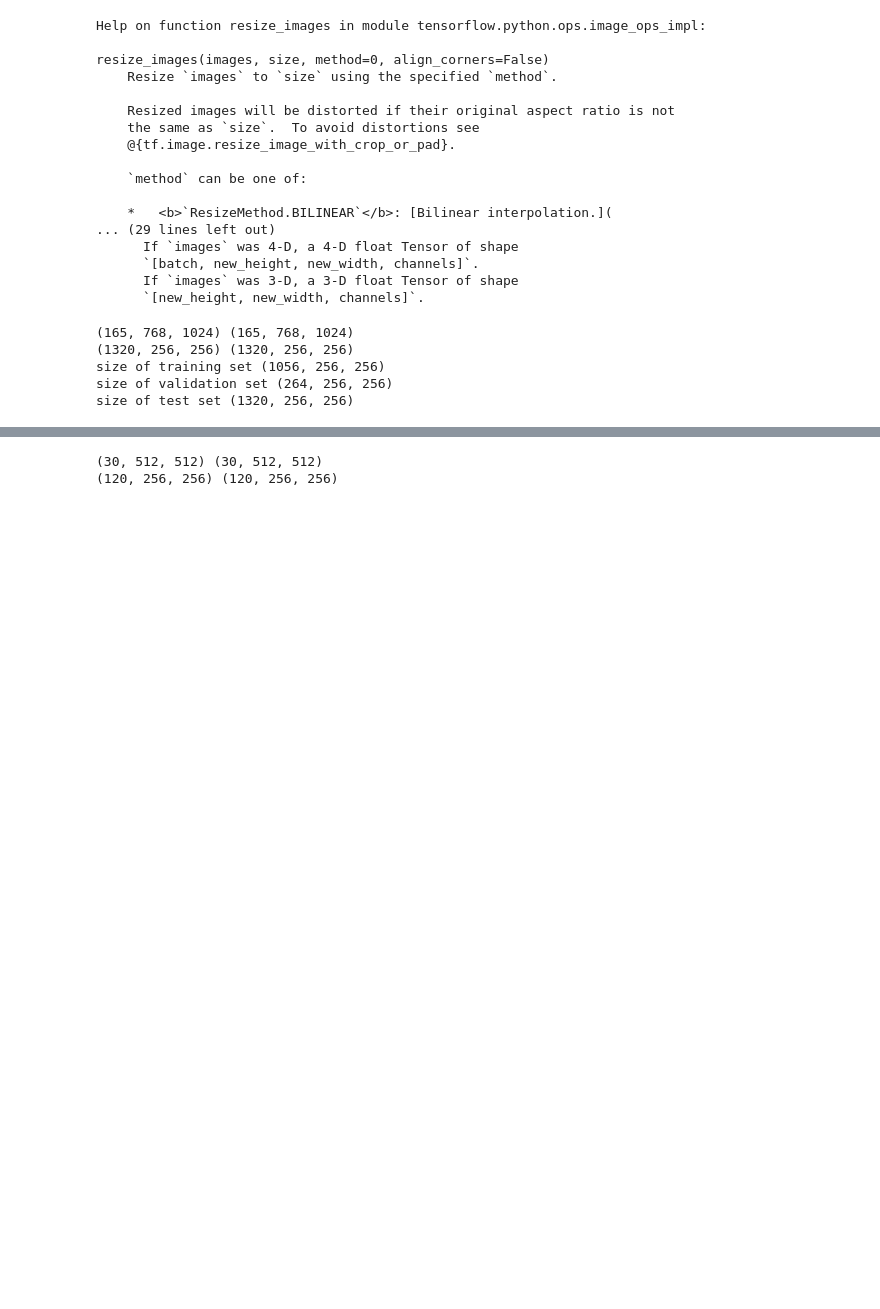
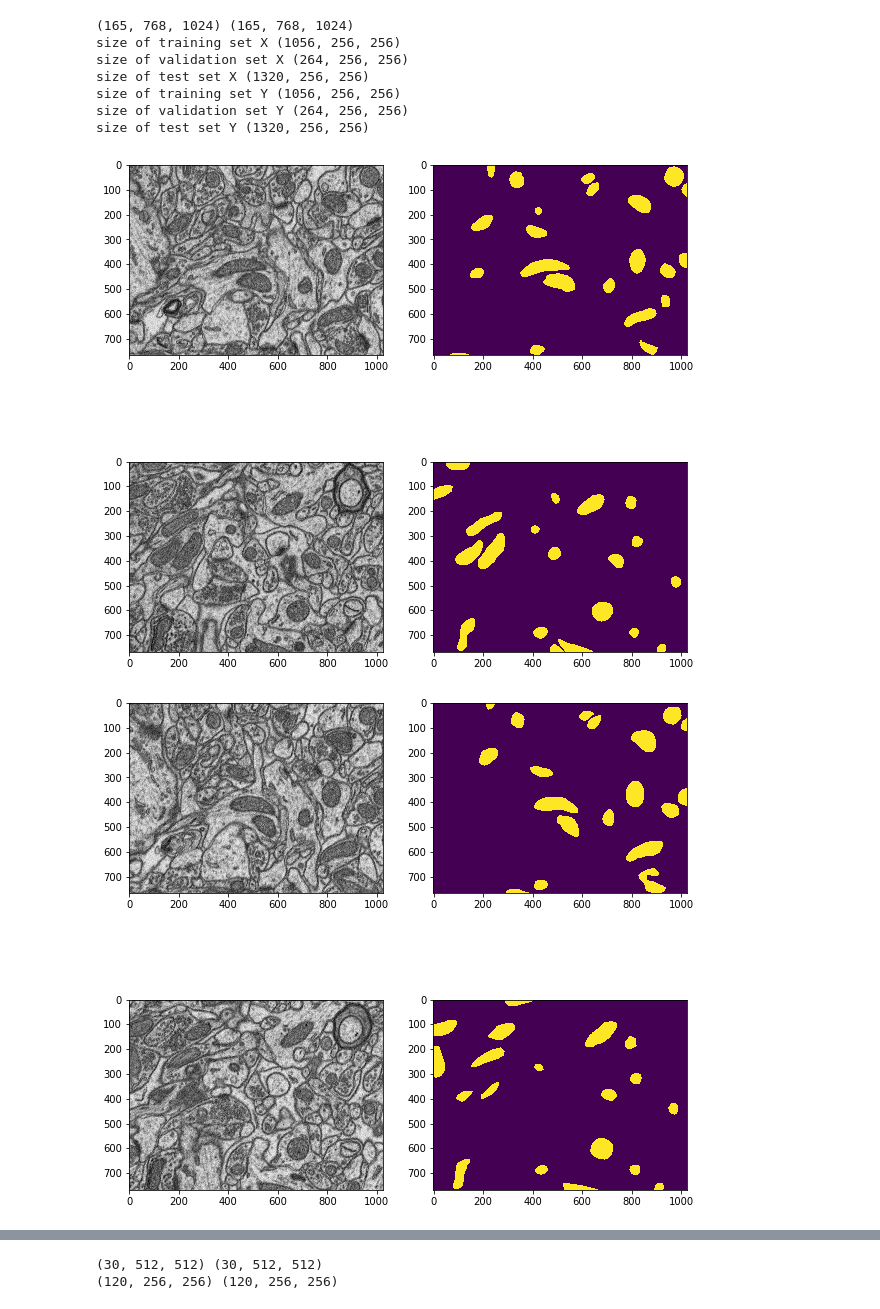
Before and after one commit to riveSunder/journal-clubbed, a Jupyter notebook: atrousConvolutions/convertData.ipynb, the cells around one changed output, grey strips where cells are left out. Drawn from its saved outputs; the diff is of its cells as text; code cells hidden in the pictures; blank space fills up the shorter version.

```diff
--- a/atrousConvolutions/convertData.ipynb
+++ b/atrousConvolutions/convertData.ipynb
@@ -23,26 +24,6 @@ def getData(myDir,myCurDir):
         else:
             myData = np.append(myData,np.reshape(myTempImg, (1,myDimX, myDimY)),axis=0)
     return myData
-# %%
-help(tf.image.resize_images)
-# %% [output]
-Help on function resize_images in module tensorflow.python.ops.image_ops_impl:
-
-resize_images(images, size, method=0, align_corners=False)
-    Resize `images` to `size` using the specified `method`.
-
-    Resized images will be distorted if their original aspect ratio is not
-    the same as `size`.  To avoid distortions see
-    @{tf.image.resize_image_with_crop_or_pad}.
-
-    `method` can be one of:
-
-    *   <b>`ResizeMethod.BILINEAR`</b>: [Bilinear interpolation.](
-... (29 lines left out)
-      If `images` was 4-D, a 4-D float Tensor of shape
-      `[batch, new_height, new_width, channels]`.
-      If `images` was 3-D, a 3-D float Tensor of shape
-      `[new_height, new_width, channels]`.
 # %%
 
 # get a list
@@ -55,24 +36,24 @@ https://cvlab.epfl.ch/data/em"""
 
 myDir = "../datasets/epflEM/imageSequences/testImgs/"
 myCurDir = os.listdir(myDir)
+myCurDir.sort()
 
 myData = getData(myDir,myCurDir)
-myData = tf.images.image_resize(myData,[384,512])
-
 myDir = "../datasets/epflEM/imageSequences/testLabels/"
 myCurDir = os.listdir(myDir)
+myCurDir.sort()
 
 myDataLabels = getData(myDir,myCurDir)
 
-myData = tf.images.image_resize(myData,[384,512])
-
 myDir = "../datasets/epflEM/imageSequences/trainImgs/"
 myCurDir = os.listdir(myDir)
+myCurDir.sort()
 
 myDataX = getData(myDir,myCurDir)
 
 myDir = "../datasets/epflEM/imageSequences/trainLabels/"
 myCurDir = os.listdir(myDir)
+myCurDir.sort()
 
 myDataY = getData(myDir,myCurDir)
 
@@ -83,8 +64,8 @@ print(np.shape(myData),np.shape(myDataLabels))
 
 # crop images into quarters
 
-for cx in range(1):
-    for cy in range(2):
+for cx in range(2):
+    for cy in range(4):
         if(cx == 0 and cy == 0):
             X = myDataX[:,0:256,0:256]
             Y = myDataY[:,0:256,0:256]
@@ -96,7 +77,6 @@ for cx in range(1):
             Y = np.append(Y,myDataY[:,cx*256:cx*256+256,cy*256:cy*256+256],axis=0)
             XTest = np.append(XTest,myData[:,cx*256:cx*256+256,cy*256:cy*256+256],axis=0)
             YTest = np.append(YTest,myDataLabels[:,cx*256:cx*256+256,cy*256:cy*256+256],axis=0)
-print(X.shape,Y.shape)
 
 # shuffle data
 np.random.seed(13)
@@ -111,21 +91,44 @@ XVal = X[0:noVal,:,:]
 YVal = Y[0:noVal,:,:]
 
 X = X[noVal:len(X),:,:]
-Y = Y[noVal:len(X),:,:]
-print("size of training set",X.shape)
-print("size of validation set",XVal.shape)
-print("size of test set",XTest.shape)
+Y = Y[noVal:len(Y),:,:]
+
+print("size of training set X",X.shape)
+print("size of validation set X",XVal.shape)
+print("size of test set X",XTest.shape)
+
+print("size of training set Y",Y.shape)
+print("size of validation set Y",YVal.shape)
+print("size of test set Y",YTest.shape)
 if(1):
     #Save data and labels in npy format
     np.save("../datasets/epflEM/epflTestX.npy",XTest)
     np.save("../datasets/epflEM/epflTestY.npy",YTest)
     np.save("../datasets/epflEM/epflXVal.npy",XVal)
     np.save("../datasets/epflEM/epflYVal.npy",YVal)
-    np.save("../datasets/epflEM/epflXVal.npy",XVal)
-    np.save("../datasets/epflEM/epflYVal.npy",YVal)
+    np.save("../datasets/epflEM/epflX.npy",X)
+    np.save("../datasets/epflEM/epflY.npy",Y)
 # %% [output]
 (165, 768, 1024) (165, 768, 1024)
-(1320, 256, 256) (1320, 256, 256)
-size of training set (1056, 256, 256)
-size of validation set (264, 256, 256)
-size of test set (1320, 256, 256)
+size of training set X (1056, 256, 256)
+size of validation set X (264, 256, 256)
+size of test set X (1320, 256, 256)
+size of training set Y (1056, 256, 256)
+size of validation set Y (264, 256, 256)
+size of test set Y (1320, 256, 256)
+# %%
+for ck in range(0,50,20):
+    plt.figure(figsize=(10,10))
+    plt.subplot(221)
+    plt.imshow(myDataX[ck,:,:],cmap="gray")
+    plt.subplot(222)
+    plt.imshow(myDataY[ck,:,:])
+
+    plt.subplot(223)
+    plt.imshow(myData[ck,:,:],cmap="gray")
+    plt.subplot(224)
+    plt.imshow(myDataLabels[ck,:,:])
+plt.show()
+# %% [output]
+[figure, added]
+[figure, added]
```
Also changed, not shown: parts of 2 cells of this notebook.
